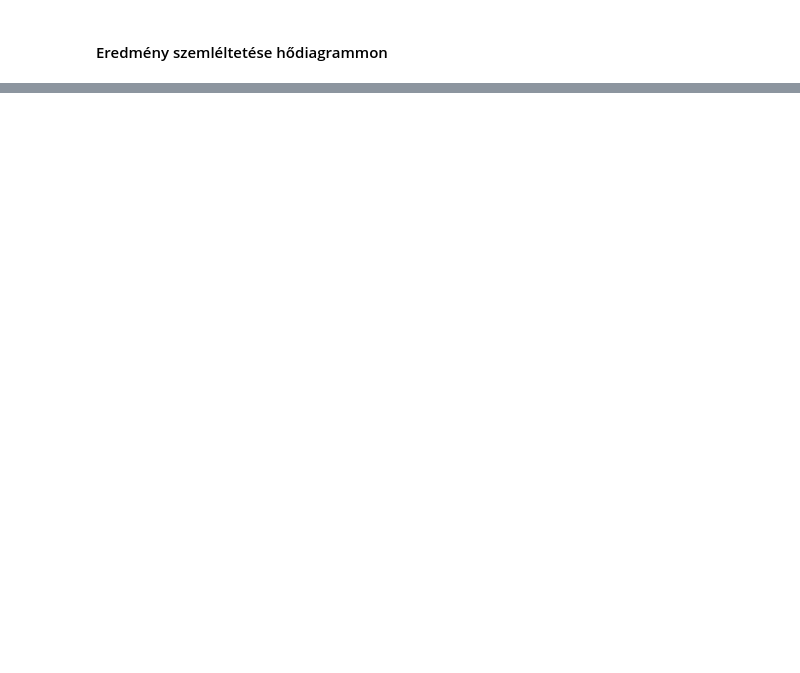
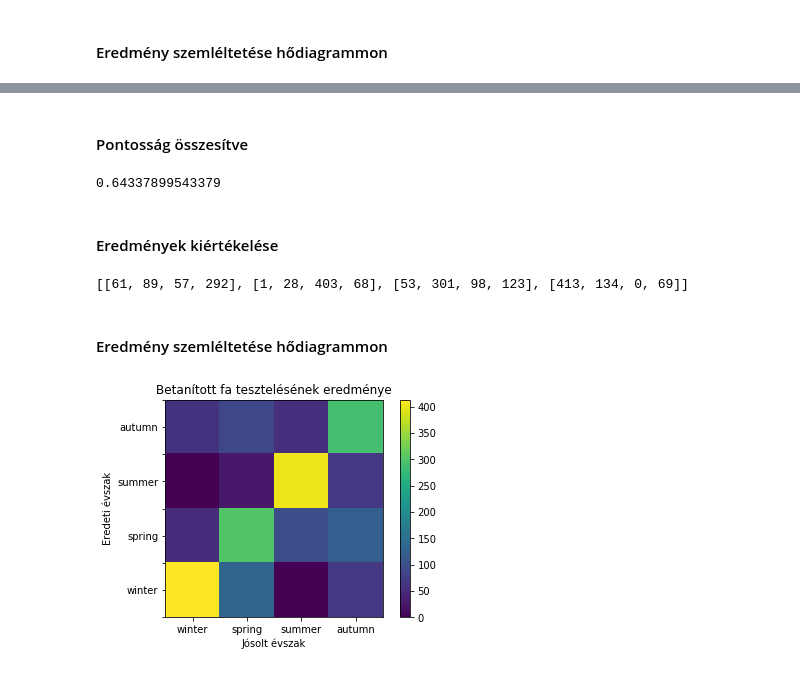
Before and after one commit to gujgicza/NagyAdat-HF, a Jupyter notebook: evszak_tanulas.ipynb, the cells around one changed output, grey strips where cells are left out. Cells and saved outputs as stored; diff of their text form; code cells hidden in the pictures; blank space fills up the shorter version.

```diff
--- a/evszak_tanulas.ipynb
+++ b/evszak_tanulas.ipynb
@@ -169,0 +184,3 @@ plt.show()
+# %%
+gbc = GradientBoostingClassifier(max_features=0.4, max_depth=10)
+gbc.fit(training_samples, training_features)
@@ -169,0 +197,19 @@ plt.show()
+# %% [markdown]
+#### Pontosság összesítve
+# %%
+gbc.score(testing_samples, testing_features)
+# %% [output]
+0.64337899543379
+# %% [markdown]
+#### Eredmények kiértékelése
+# %%
+boostResultArray = calcResultArray(gbc.predict(testing_samples))
+boostResultArray
+# %% [output]
+[[61, 89, 57, 292], [1, 28, 403, 68], [53, 301, 98, 123], [413, 134, 0, 69]]
+# %% [markdown]
+#### Eredmény szemléltetése hődiagrammon
+# %%
+plotResultArray(boostResultArray)
+# %% [output]
+[figure, added]
```
Also changed, not shown: parts of 14 cells of this notebook.
